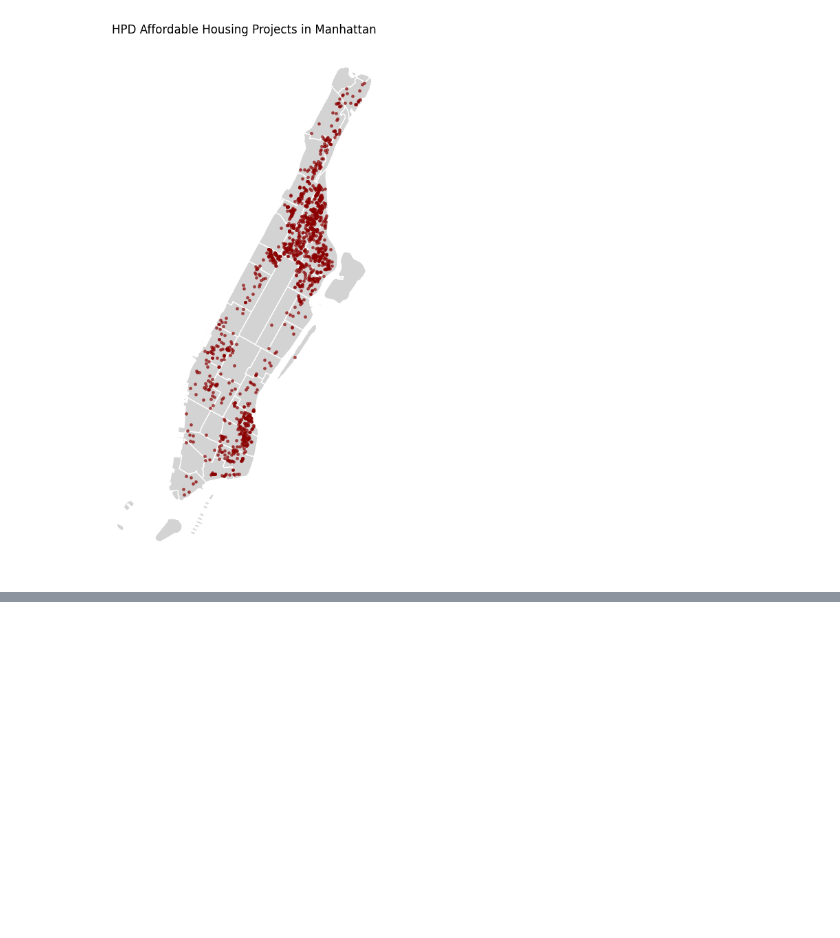
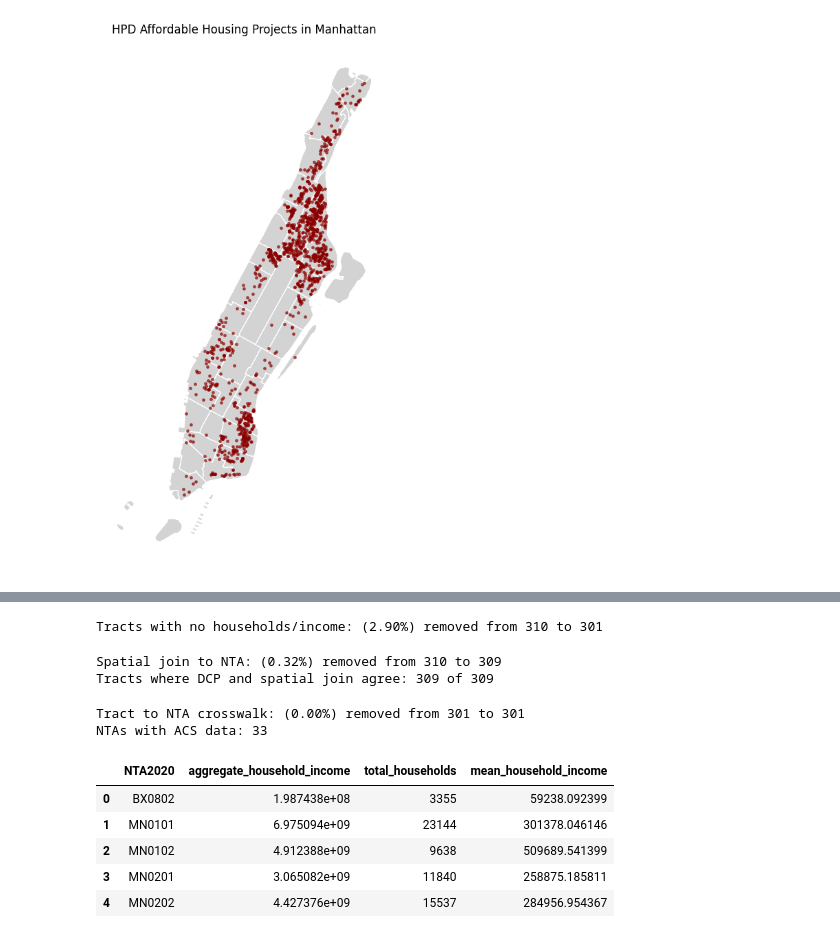
Before and after one commit to aashnijoshi/manhattan-housing-affordability, a Jupyter notebook: notebooks/01_analysis.ipynb, the cells around one changed output, grey strips where cells are left out. Cells and saved outputs as stored; diff of their text form; code cells hidden in the pictures; blank space fills up the shorter version.

```diff
--- a/notebooks/01_analysis.ipynb
+++ b/notebooks/01_analysis.ipynb
@@ -362,0 +389,16 @@ ax.set_axis_off()
+# %%
+inc_df = load_acs_table(
+    RAW / "ACSDT5Y2024.B19025-Data.csv",
+    "GEO_ID",
+    columns=["B19025_001E"],
+    rename_dict={"B19025_001E": "aggregate_household_income"})
+
+hh_df = load_acs_table(
+    RAW / "ACSDT5Y2024.B11001-Data.csv",
+    "GEO_ID",
+    columns=["B11001_001E"],
+    rename_dict={"B11001_001E": "total_households"})
+
+acs_tract = inc_df.merge(hh_df, on="tract_geoid", how="inner", validate="one_to_one")
+print(f"Loaded {len(acs_tract)} Manhattan ACS census tracts.")
+acs_tract.head()
@@ -362,0 +415,31 @@ ax.set_axis_off()
+# %%
+acs_tract_clean = acs_tract[
+    (acs_tract["total_households"] > 0) &
+    (acs_tract["aggregate_household_income"].notna())
+].copy()
+record_drops("Tracts with no households/income", len(acs_tract), len(acs_tract_clean))
+# %% [output]
+Tracts with no households/income: (2.90%) removed from 310 to 301
+# %%
+tract_points = manhattan_tracts[["GEOID", "NTA2020", "geometry"]].rename(columns={"NTA2020": "NTA2020_dcp"})
+tract_points["geometry"] = manhattan_tracts.representative_point()
+
+tract_check = spatial_join_to_nta(tract_points, nta_manhattan, ["NTA2020"])
+print("Tracts where DCP and spatial join agree:",
+      (tract_check["NTA2020"] == tract_check["NTA2020_dcp"]).sum(), "of", len(tract_check))
+# %% [output]
+Spatial join to NTA: (0.32%) removed from 310 to 309
+Tracts where DCP and spatial join agree: 309 of 309
+# %%
+acs_nta = aggregate_tracts_to_nta(acs_tract_clean, manhattan_tracts)
+print("NTAs with ACS data:", len(acs_nta))
+acs_nta.head()
+# %% [output]
+Tract to NTA crosswalk: (0.00%) removed from 301 to 301
+NTAs with ACS data: 33
+|  | NTA2020 | aggregate_household_income | total_households | mean_household_income |
+| 0 | BX0802 | 1.987438e+08 | 3355 | 59238.092399 |
+| 1 | MN0101 | 6.975094e+09 | 23144 | 301378.046146 |
+| 2 | MN0102 | 4.912388e+09 | 9638 | 509689.541399 |
+| 3 | MN0201 | 3.065082e+09 | 11840 | 258875.185811 |
+| 4 | MN0202 | 4.427376e+09 | 15537 | 284956.954367 |
```
Also changed, not shown: parts of 9 cells of this notebook, 9 other files.
